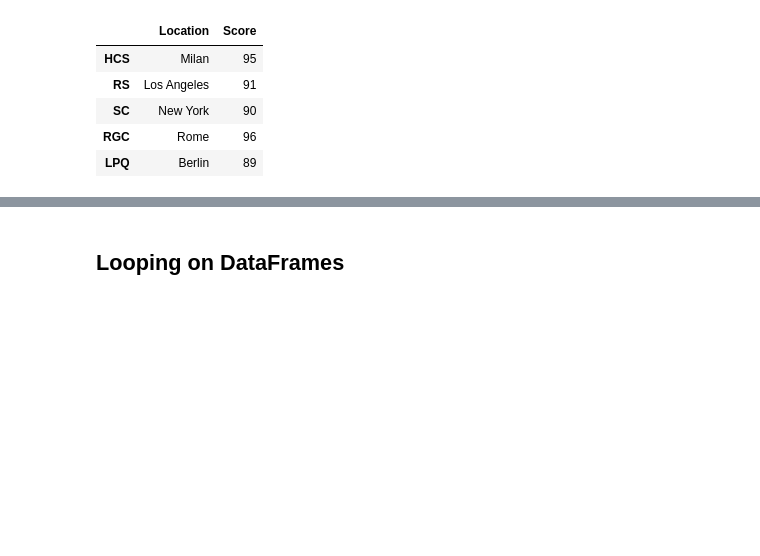
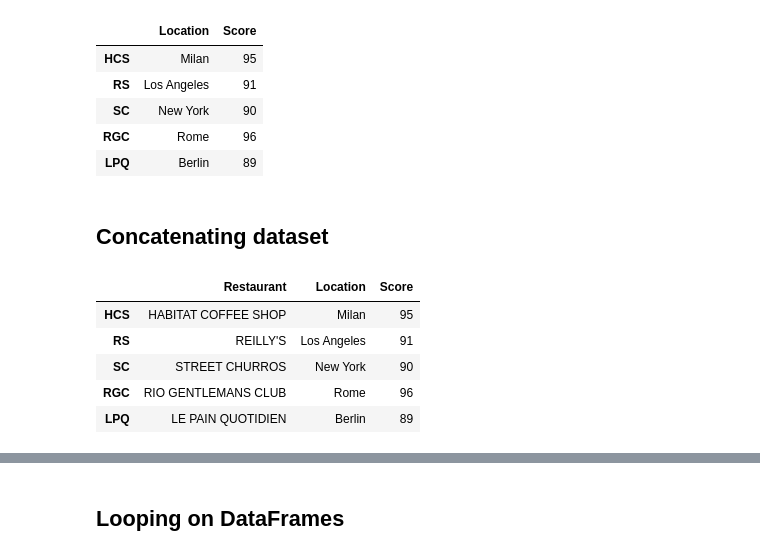
Before and after one commit to Fritzpass/BABD2022, a Jupyter notebook: Lab_01_python/03_Pandas.ipynb, the cells around one changed output, grey strips where cells are left out. Saved outputs shown, nothing was run; the diff lists cells and outputs as text; code cells hidden in the pictures; blank space fills up the shorter version.

```diff
--- a/Lab_01_python/03_Pandas.ipynb
+++ b/Lab_01_python/03_Pandas.ipynb
@@ -285,3 +285,15 @@ restaurants.iloc[:5,[1,2]]
 | SC | New York | 90 |
 | RGC | Rome | 96 |
 | LPQ | Berlin | 89 |
+# %% [markdown]
+## Concatenating dataset
+# %%
+r1 = restaurants.iloc[:5]
+r1
+# %% [output]
+|  | Restaurant | Location | Score |
+| HCS | HABITAT COFFEE SHOP | Milan | 95 |
+| RS | REILLY'S | Los Angeles | 91 |
+| SC | STREET CHURROS | New York | 90 |
+| RGC | RIO GENTLEMANS CLUB | Rome | 96 |
+| LPQ | LE PAIN QUOTIDIEN | Berlin | 89 |
```
Also changed, not shown: parts of 6 cells of this notebook.
